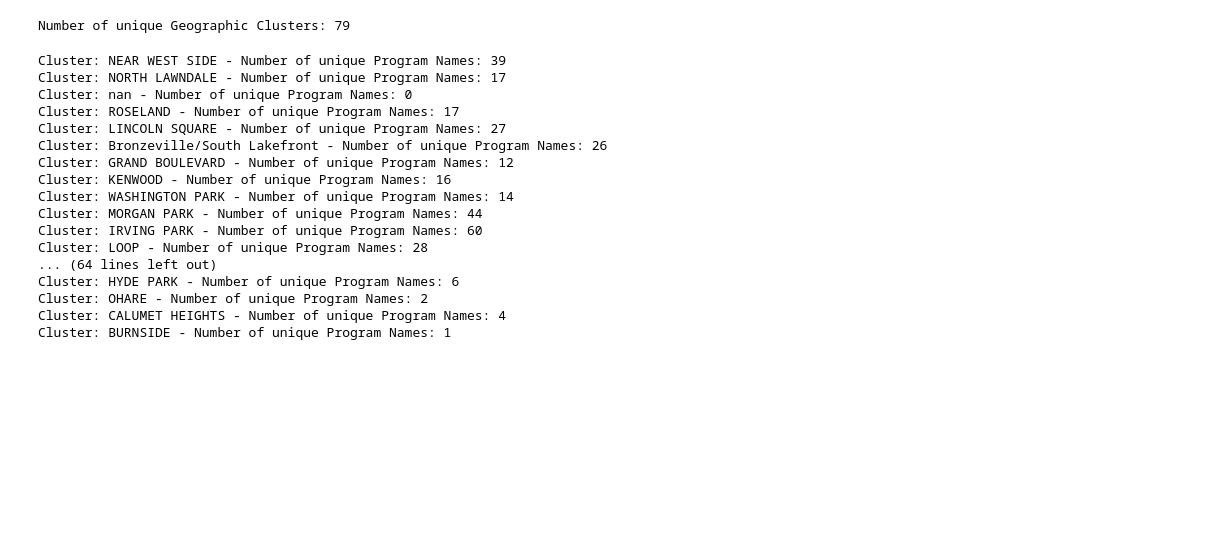
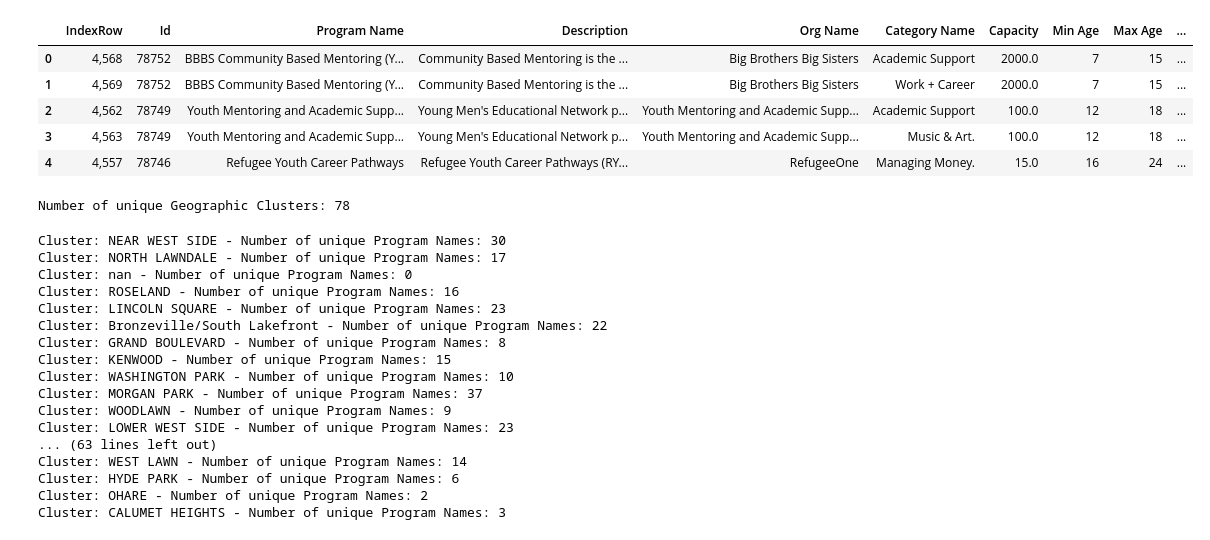
Before and after one commit to ishasharma2/stat390, a Jupyter notebook: eda.ipynb, the cells around one changed output. Cells and saved outputs as stored; diff of their text form; code cells hidden in the pictures; blank space fills up the shorter version.

```diff
--- a/eda.ipynb
+++ b/eda.ipynb
@@ -14,16 +20,42 @@ data.head()
+# %%
+# get rid of some columns we may not need (for now)
+clean_data = data[data['Max Age'] <= 25]
+
+# len(clean_data): 54109
+
+cols_to_drop = ['Logo Url', 'Contact Phone', 'Program Provides Free Food', 'Program Pays Participants',
+                'Program Has Scholarships', 'Mon Start Time', 'Mon End Time', 'Tues Start Time', 'Tues End Time',
+                'Wed End Time', 'Wed Start Time', 'Thurs Start Time', 'Thurs End Time', 'Fri Start Time', 'Fri End Time',
+                'Sat Start Time', 'Sat End Time', 'Sun Start Time', 'Sun End Time', 'Scheduled Sun', 'Scheduled Mon', 'Scheduled Tues',
+                'Scheduled Wed', 'Scheduled Thurs', 'Scheduled Fri', 'Scheduled Sat', 'Start Time', 'End Time', 'Registration Open',
+                'Registration Deadline', 'Registration Url', 'Program Url', 'Online Address', 'Address', 'State', 'Contact Name',
+                'Contact Email', 'Contact Phone', 'City']
+
+# Drop the columns from the DataFrame
+clean_data = clean_data.drop(columns=cols_to_drop)
+
+clean_data.head()
+# %% [output]
+|  | IndexRow | Id | Program Name | Description | Org Name | Category Name | Capacity | Min Age | Max Age | ... |
+| 0 | 4,568 | 78752 | BBBS Community Based Mentoring (Y... | Community Based Mentoring is the ... | Big Brothers Big Sisters | Academic Support | 2000.0 | 7 | 15 | ... |
+| 1 | 4,569 | 78752 | BBBS Community Based Mentoring (Y... | Community Based Mentoring is the ... | Big Brothers Big Sisters | Work + Career | 2000.0 | 7 | 15 | ... |
+| 2 | 4,562 | 78749 | Youth Mentoring and Academic Supp... | Young Men's Educational Network p... | Youth Mentoring and Academic Supp... | Academic Support | 100.0 | 12 | 18 | ... |
+| 3 | 4,563 | 78749 | Youth Mentoring and Academic Supp... | Young Men's Educational Network p... | Youth Mentoring and Academic Supp... | Music & Art. | 100.0 | 12 | 18 | ... |
+| 4 | 4,557 | 78746 | Refugee Youth Career Pathways | Refugee Youth Career Pathways (RY... | RefugeeOne | Managing Money. | 15.0 | 16 | 24 | ... |
 # %%
-num_clusters = data['Geographic Cluster Name'].nunique()
+num_clusters = clean_data['Geographic Cluster Name'].nunique()
 
 print("Number of unique Geographic Clusters:", num_clusters)
 # %% [output]
-Number of unique Geographic Clusters: 79
+Number of unique Geographic Clusters: 78
 # %%
-clusters = data['Geographic Cluster Name'].unique()
+clusters = clean_data['Geographic Cluster Name'].unique()
+num_programs_list = []
 
 # Loop through each cluster and count the unique 'Program Name' values
 for cluster in clusters:
     # Filter the data for the current cluster
-    cluster_data = data[data['Geographic Cluster Name'] == cluster]
+    cluster_data = clean_data[clean_data['Geographic Cluster Name'] == cluster]
 
     # Group the data by 'Program Name'
     grouped_data = cluster_data.groupby(['Program Name'])
@@ -31,23 +63,26 @@ for cluster in clusters:
     # Count the number of unique 'Program Name' values
     num_programs = grouped_data.size().reset_index(name='count')['count'].nunique()
 
+    # Append the number of unique 'Program Name' values to the list
+    num_programs_list.append(num_programs)
+
     # Print the results
     print("Cluster:", cluster, "- Number of unique Program Names:", num_programs)
 # %% [output]
-Cluster: NEAR WEST SIDE - Number of unique Program Names: 39
+Cluster: NEAR WEST SIDE - Number of unique Program Names: 30
 Cluster: NORTH LAWNDALE - Number of unique Program Names: 17
 Cluster: nan - Number of unique Program Names: 0
-Cluster: ROSELAND - Number of unique Program Names: 17
-Cluster: LINCOLN SQUARE - Number of unique Program Names: 27
-Cluster: Bronzeville/South Lakefront - Number of unique Program Names: 26
-Cluster: GRAND BOULEVARD - Number of unique Program Names: 12
-Cluster: KENWOOD - Number of unique Program Names: 16
-Cluster: WASHINGTON PARK - Number of unique Program Names: 14
-Cluster: MORGAN PARK - Number of unique Program Names: 44
-Cluster: IRVING PARK - Number of unique Program Names: 60
-Cluster: LOOP - Number of unique Program Names: 28
-... (64 lines left out)
+Cluster: ROSELAND - Number of unique Program Names: 16
+Cluster: LINCOLN SQUARE - Number of unique Program Names: 23
+Cluster: Bronzeville/South Lakefront - Number of unique Program Names: 22
+Cluster: GRAND BOULEVARD - Number of unique Program Names: 8
+Cluster: KENWOOD - Number of unique Program Names: 15
+Cluster: WASHINGTON PARK - Number of unique Program Names: 10
+Cluster: MORGAN PARK - Number of unique Program Names: 37
+Cluster: WOODLAWN - Number of unique Program Names: 9
+Cluster: LOWER WEST SIDE - Number of unique Program Names: 23
+... (63 lines left out)
+Cluster: WEST LAWN - Number of unique Program Names: 14
 Cluster: HYDE PARK - Number of unique Program Names: 6
 Cluster: OHARE - Number of unique Program Names: 2
-Cluster: CALUMET HEIGHTS - Number of unique Program Names: 4
-Cluster: BURNSIDE - Number of unique Program Names: 1
+Cluster: CALUMET HEIGHTS - Number of unique Program Names: 3
```
Also changed, not shown: parts of 5 cells of this notebook.
